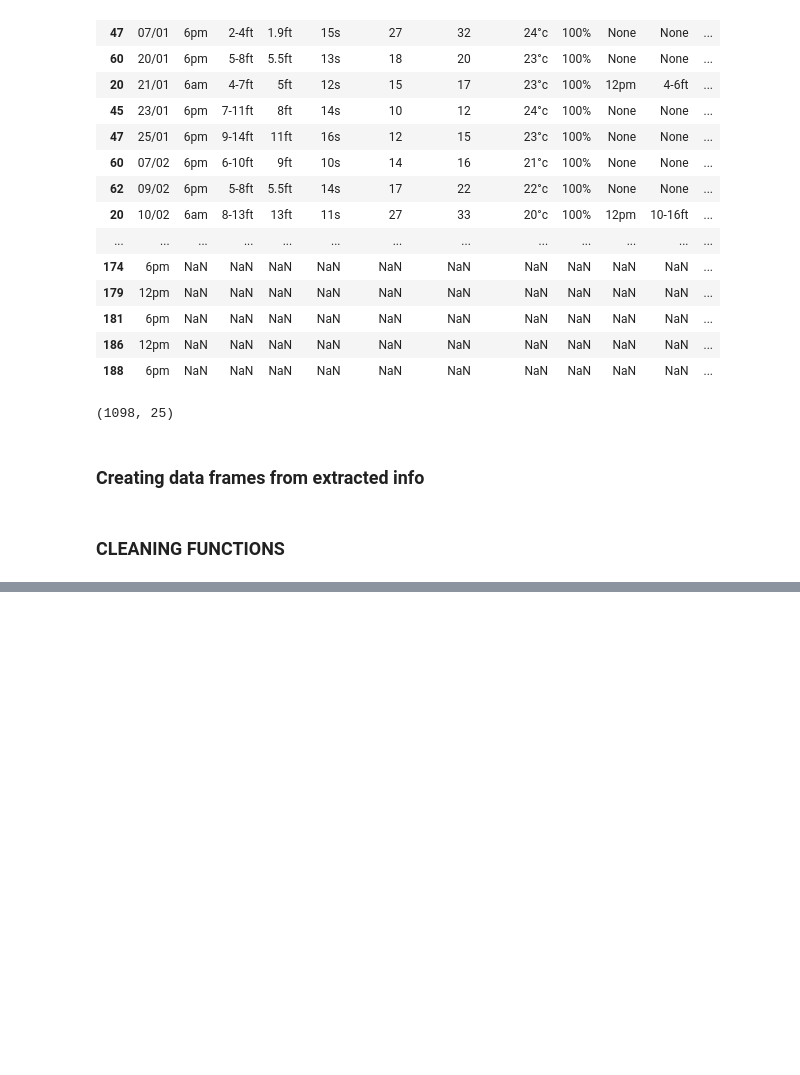
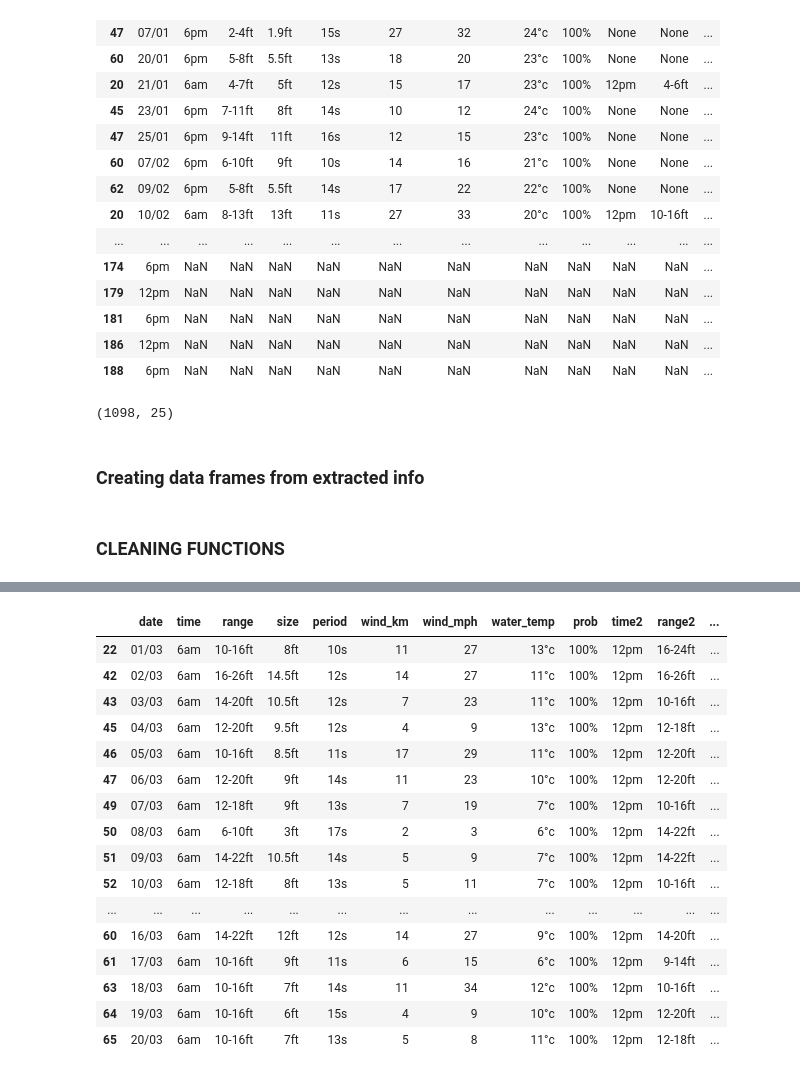
Before and after one commit to lukesmith194/SurfScanner, a Jupyter notebook: LUKE_Limpieza.ipynb, the cells around one changed output, grey strips where cells are left out. Cells and saved outputs as stored; diff of their text form; code cells hidden in the pictures; blank space fills up the shorter version.

```diff
--- a/LUKE_Limpieza.ipynb
+++ b/LUKE_Limpieza.ipynb
@@ -224,0 +210,2 @@ df_cleaner2
+# %%
+nazare_fourth = nazare_complete2222
@@ -225,3 +332,23 @@ df_cleaner2
+# %%
+nazare_fourth
+# %% [output]
+|  | date | time | range | size | period | wind_km | wind_mph | water_temp | prob | time2 | range2 | ... |
+| 22 | 01/03 | 6am | 10-16ft | 8ft | 10s | 11 | 27 | 13°c | 100% | 12pm | 16-24ft | ... |
+| 42 | 02/03 | 6am | 16-26ft | 14.5ft | 12s | 14 | 27 | 11°c | 100% | 12pm | 16-26ft | ... |
+| 43 | 03/03 | 6am | 14-20ft | 10.5ft | 12s | 7 | 23 | 11°c | 100% | 12pm | 10-16ft | ... |
+| 45 | 04/03 | 6am | 12-20ft | 9.5ft | 12s | 4 | 9 | 13°c | 100% | 12pm | 12-18ft | ... |
+| 46 | 05/03 | 6am | 10-16ft | 8.5ft | 11s | 17 | 29 | 11°c | 100% | 12pm | 12-20ft | ... |
+| 47 | 06/03 | 6am | 12-20ft | 9ft | 14s | 11 | 23 | 10°c | 100% | 12pm | 12-20ft | ... |
+| 49 | 07/03 | 6am | 12-18ft | 9ft | 13s | 7 | 19 | 7°c | 100% | 12pm | 10-16ft | ... |
+| 50 | 08/03 | 6am | 6-10ft | 3ft | 17s | 2 | 3 | 6°c | 100% | 12pm | 14-22ft | ... |
+| 51 | 09/03 | 6am | 14-22ft | 10.5ft | 14s | 5 | 9 | 7°c | 100% | 12pm | 14-22ft | ... |
+| 52 | 10/03 | 6am | 12-18ft | 8ft | 13s | 5 | 11 | 7°c | 100% | 12pm | 10-16ft | ... |
+| ... | ... | ... | ... | ... | ... | ... | ... | ... | ... | ... | ... | ... |
+| 60 | 16/03 | 6am | 14-22ft | 12ft | 12s | 14 | 27 | 9°c | 100% | 12pm | 14-20ft | ... |
+| 61 | 17/03 | 6am | 10-16ft | 9ft | 11s | 6 | 15 | 6°c | 100% | 12pm | 9-14ft | ... |
+| 63 | 18/03 | 6am | 10-16ft | 7ft | 14s | 11 | 34 | 12°c | 100% | 12pm | 10-16ft | ... |
+| 64 | 19/03 | 6am | 10-16ft | 6ft | 15s | 4 | 9 | 10°c | 100% | 12pm | 12-20ft | ... |
+| 65 | 20/03 | 6am | 10-16ft | 7ft | 13s | 5 | 8 | 11°c | 100% | 12pm | 12-18ft | ... |
 # %%
 df1 = df.iloc[:,0:10]
 df2 = df.iloc[:,10:19]
```
Also changed, not shown: parts of 23 cells of this notebook.
